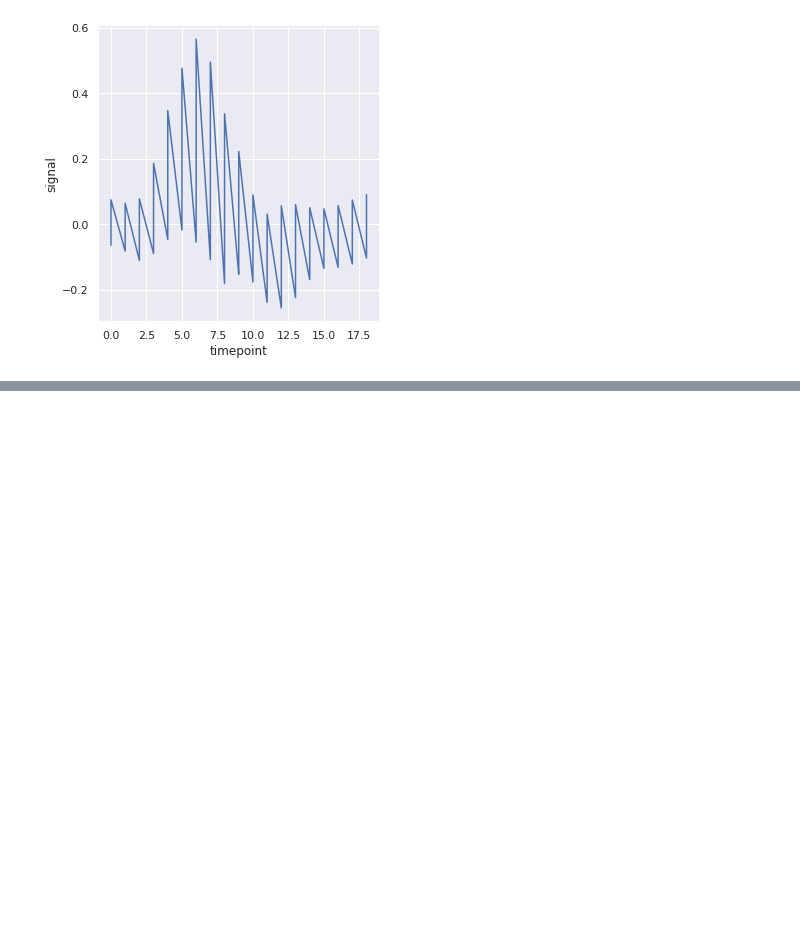
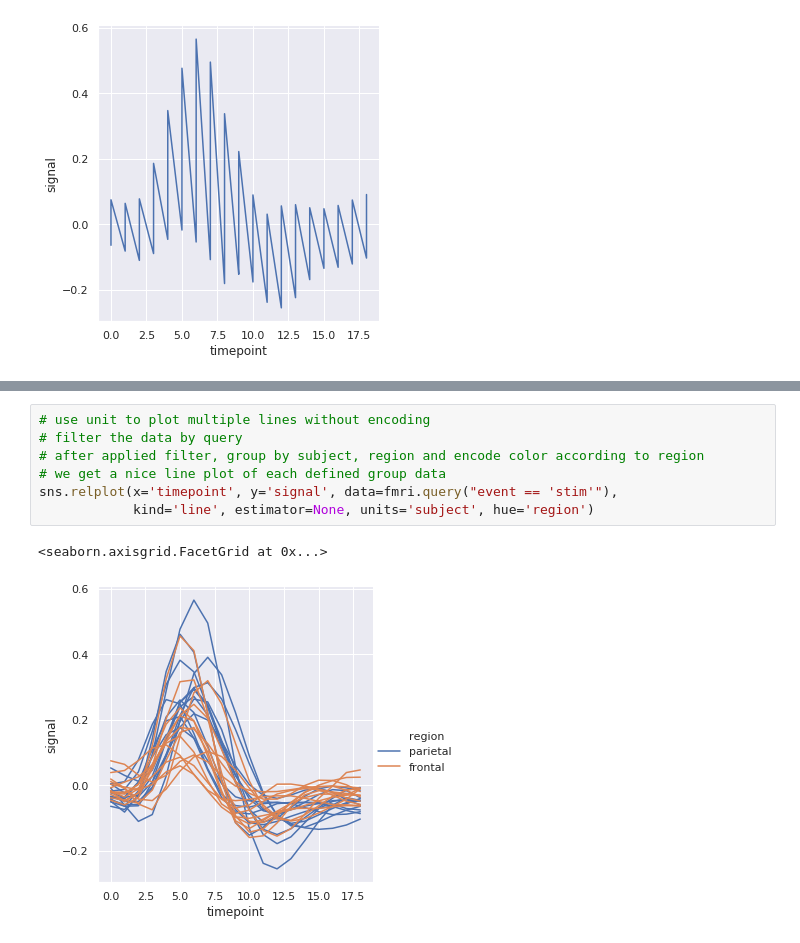
Before and after one commit to gengjia0214/visualization-learning-notes, a Jupyter notebook: Seaborn_Crash_Course.ipynb, the cells around one changed output, grey strips where cells are left out. Cells and saved outputs as stored; diff of their text form; blank space fills up the shorter version.

```diff
--- a/Seaborn_Crash_Course.ipynb
+++ b/Seaborn_Crash_Course.ipynb
@@ -150,0 +168,10 @@ sns.relplot(x='timepoint', y='signal', data=fmri, kind='line', estimator=None)
+# %%
+# use unit to plot multiple lines without encoding
+# filter the data by query
+# after applied filter, group by subject, region and encode color according to region
+# we get a nice line plot of each defined group data
+sns.relplot(x='timepoint', y='signal', data=fmri.query("event == 'stim'"),
+            kind='line', estimator=None, units='subject', hue='region')
+# %% [output]
+<seaborn.axisgrid.FacetGrid at 0x...>
+[figure, added]
```
Also changed, not shown: parts of 5 cells of this notebook.
